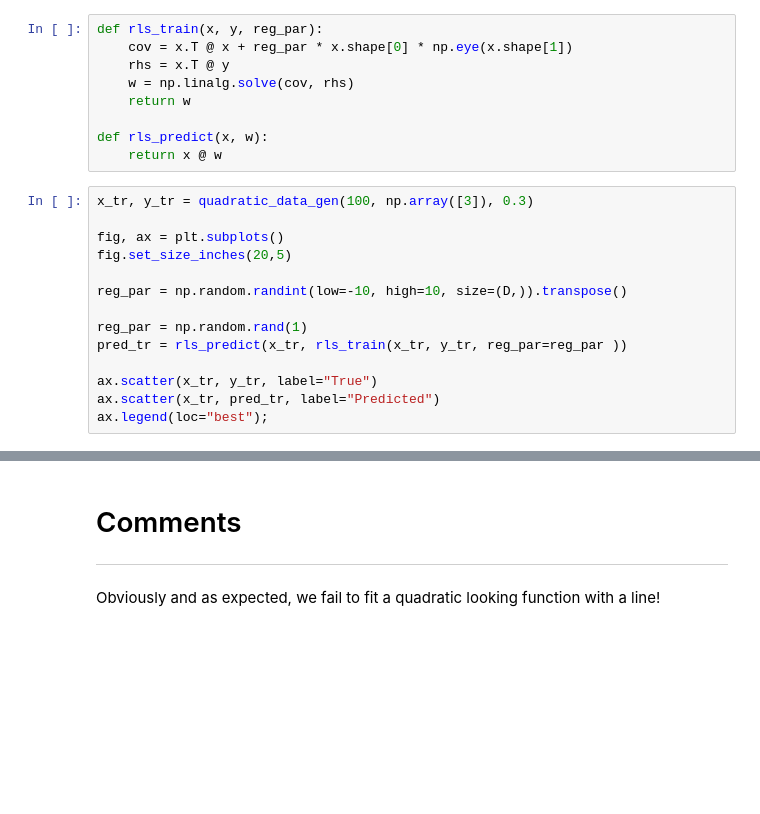
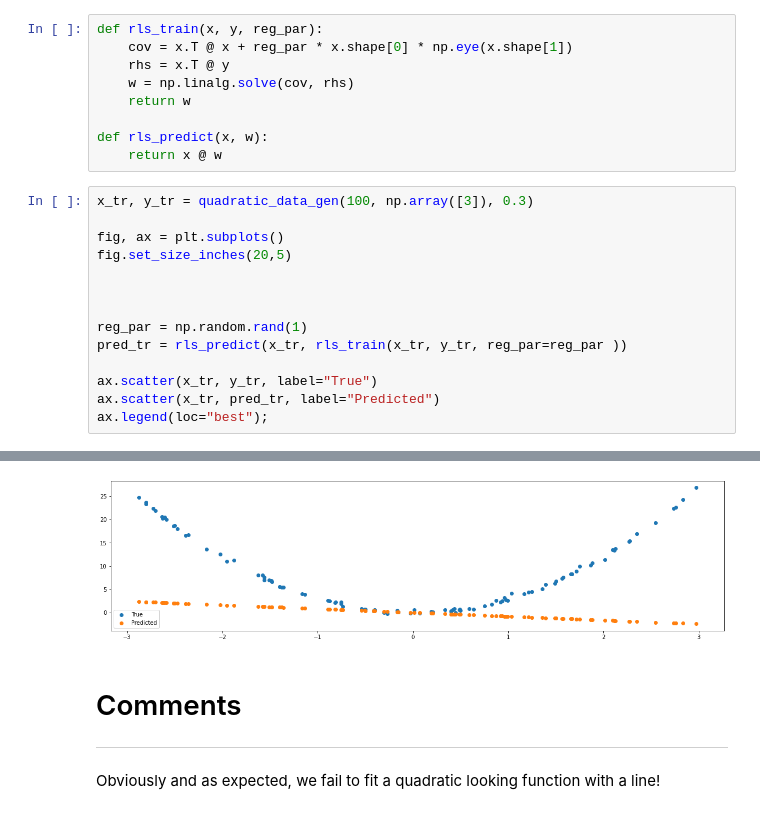
Before and after one commit to invzz/ML_LAB, a Jupyter notebook: Lab 5 - Kernel Regularized Least Squares.ipynb, the cells around one changed output, grey strips where cells are left out. Drawn from its saved outputs; the diff is of its cells as text; blank space fills up the shorter version.

```diff
--- a/Lab 5 - Kernel Regularized Least Squares.ipynb
+++ b/Lab 5 - Kernel Regularized Least Squares.ipynb
@@ -76,7 +76,7 @@ x_tr, y_tr = quadratic_data_gen(100, np.array([3]), 0.3)
 fig, ax = plt.subplots()
 fig.set_size_inches(20,5)
 
-reg_par = np.random.randint(low=-10, high=10, size=(D,)).transpose()
+
 
 reg_par = np.random.rand(1)
 pred_tr = rls_predict(x_tr, rls_train(x_tr, y_tr, reg_par=reg_par ))
@@ -89,3 +88,4 @@ SyntaxError: positional argument follows keyword argument (<ipython-input-76-a66
+[figure, added]
 # %% [markdown]
 # Comments
 
```
Also changed, not shown: parts of 13 cells of this notebook.
